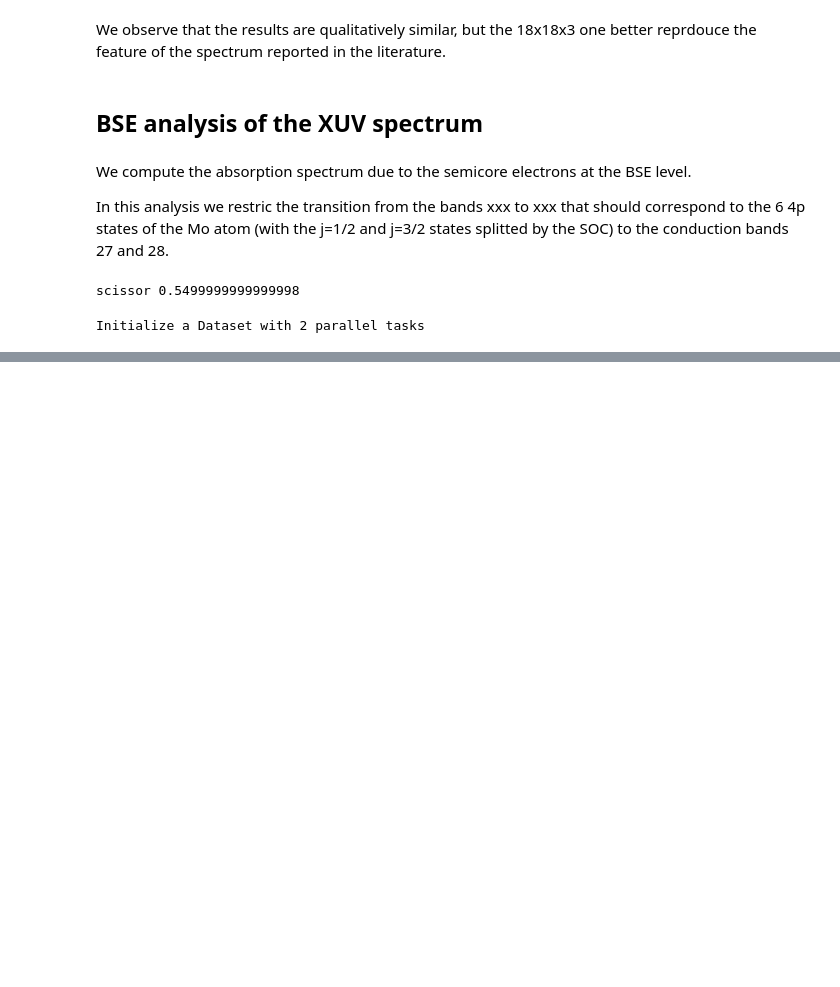
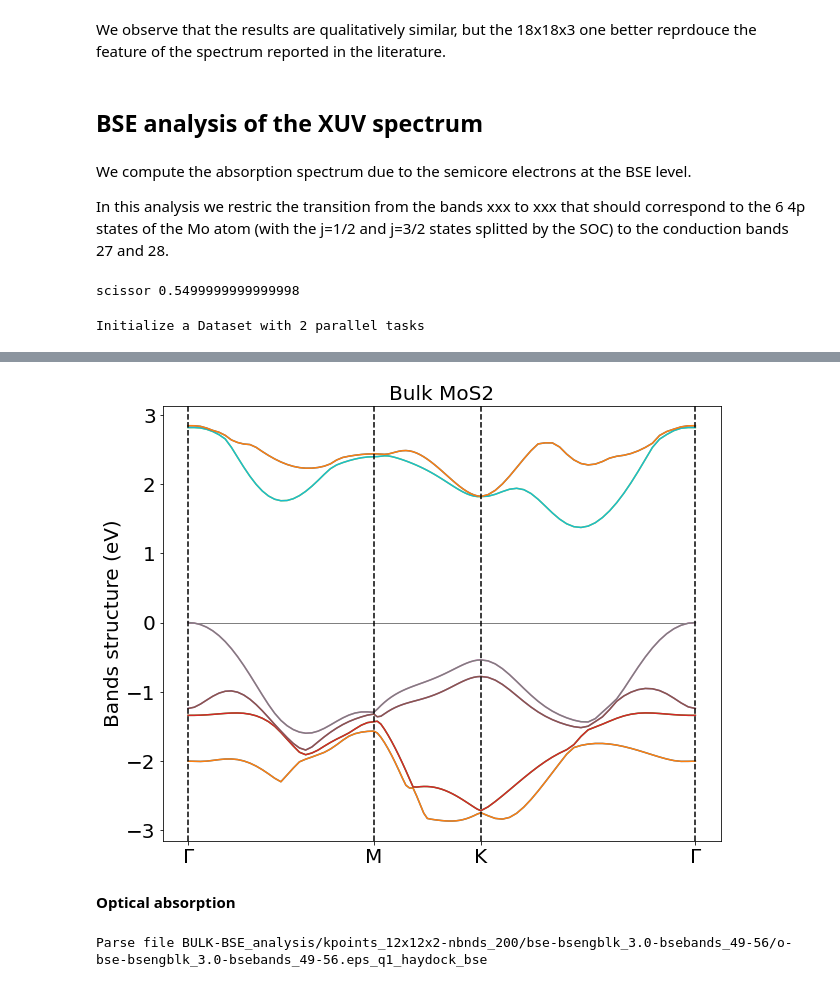
Before and after one commit to marcodalessandro76/MoS2, a Jupyter notebook: BULK-BSE_Analysis.ipynb, the cells around one changed output, grey strips where cells are left out. Drawn from its saved outputs; the diff is of its cells as text; code cells hidden in the pictures; blank space fills up the shorter version.

```diff
--- a/BULK-BSE_Analysis.ipynb
+++ b/BULK-BSE_Analysis.ipynb
@@ -472,0 +734,5 @@ for ind,r in results.items():
+# %%
+G = [0.,0.,0.]
+Kp = [1./3.,1./np.sqrt(3),0.]
+Mp = [0.,1./np.sqrt(3),0.]
+high_sym = {'G':G,'K':Kp,'M':Mp}
@@ -472,0 +743,21 @@ for ind,r in results.items():
+# %%
+label_size = 20
+
+fig, ax = plt.subplots(figsize=(10, 8))
+#ax.set_ylim(-5,7)
+bands.plot(plt,selection=[i for i in range(44,56)])
+ax.hlines(0.,0.,1.57,linestyles='-',color='gray',linewidth=1)
+ax.set_ylabel('Bands structure (eV)',size=label_size)
+ax.tick_params(axis='both', which='major', labelsize=label_size)
+ax.set_title('Bulk MoS2',size=20)
+
+plt.savefig(fname='Plot/Bulk_Band_structure.jpg',format='jpg',bbox_inches = "tight")
+# %% [output]
+[figure, added]
+# %% [markdown]
+__Optical absorption__
+# %%
+r = P.YamboOutputParser.from_file('BULK-BSE_analysis/kpoints_12x12x2-nbnds_200/bse-bsengblk_3.0-bsebands_49-56/o-bse-bsengblk_3.0-bsebands_49-56.eps_q1_haydock_bse')
+data = r['eps_q1_haydock_bse']
+# %% [output]
+Parse file BULK-BSE_analysis/kpoints_12x12x2-nbnds_200/bse-bsengblk_3.0-bsebands_49-56/o-bse-bsengblk_3.0-bsebands_49-56.eps_q1_haydock_bse
```
Also changed, not shown: parts of 29 cells of this notebook, 8 other files.
